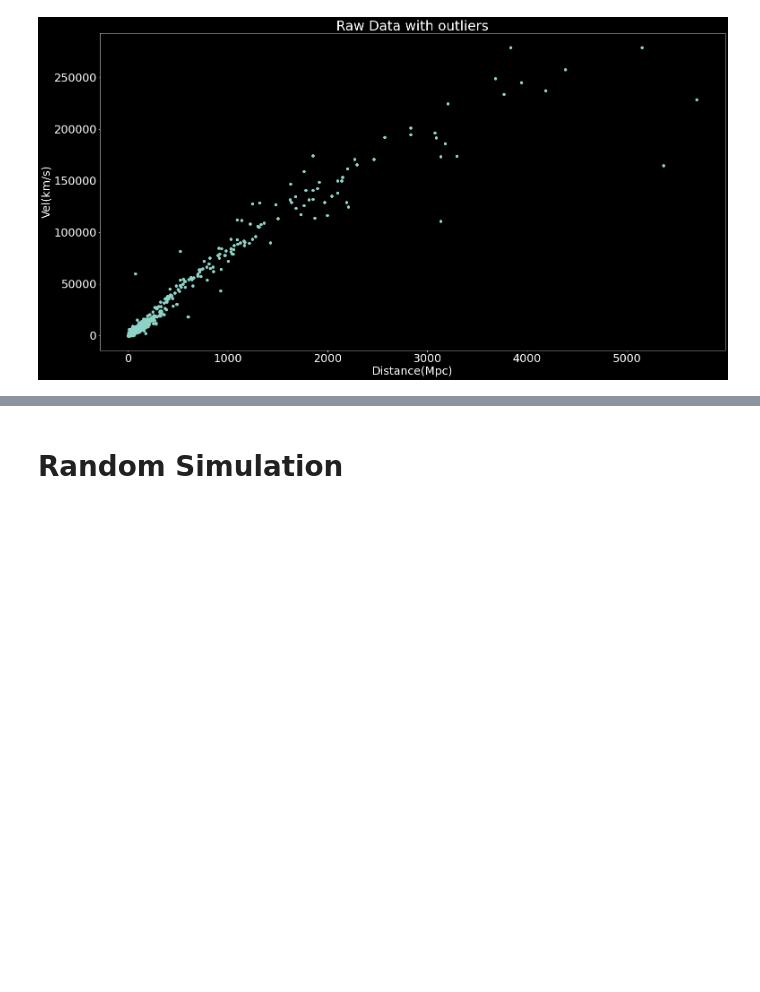
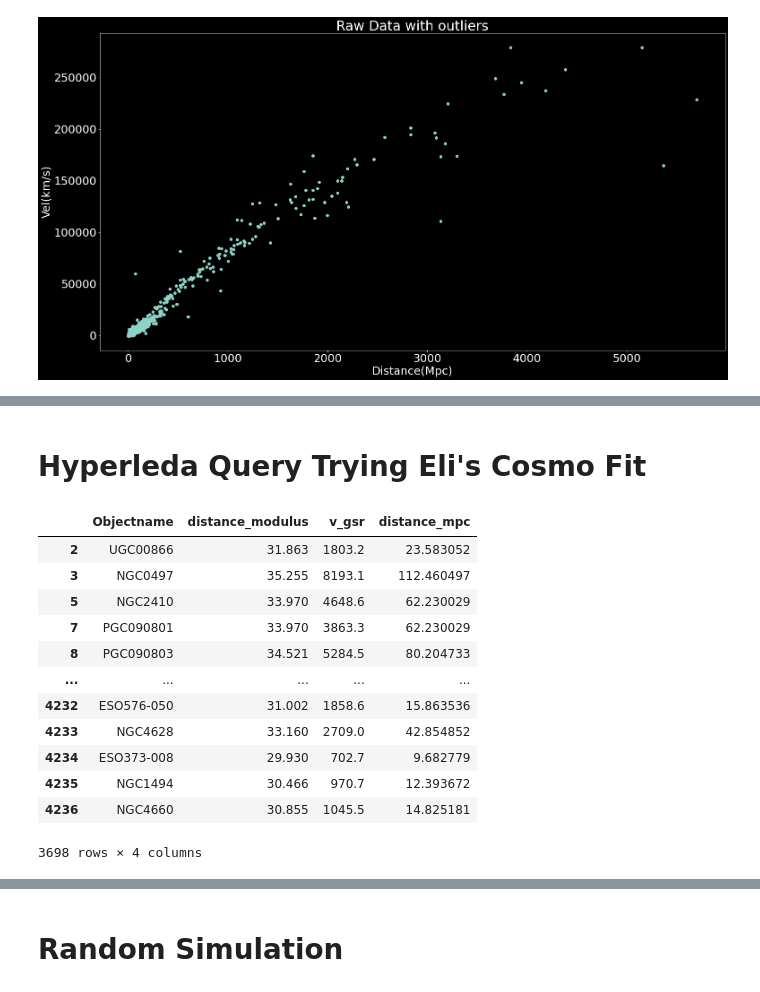
Before and after one commit to bpeck114/c161_project, a Jupyter notebook: dex/hyperleda_query.ipynb, the cells around one changed output, grey strips where cells are left out. Saved outputs shown, nothing was run; the diff lists cells and outputs as text; code cells hidden in the pictures; blank space fills up the shorter version.

Commit message:
Hyper Updates

```diff
--- a/dex/hyperleda_query.ipynb
+++ b/dex/hyperleda_query.ipynb
@@ -97,0 +86,18 @@ plt.show()
+# %% [markdown]
+# Hyperleda Query Trying Eli's Cosmo Fit
+# %%
+df_filtered
+# %% [output]
+|  | Objectname | distance_modulus | v_gsr | distance_mpc |
+| 2 | UGC00866 | 31.863 | 1803.2 | 23.583052 |
+| 3 | NGC0497 | 35.255 | 8193.1 | 112.460497 |
+| 5 | NGC2410 | 33.970 | 4648.6 | 62.230029 |
+| 7 | PGC090801 | 33.970 | 3863.3 | 62.230029 |
+| 8 | PGC090803 | 34.521 | 5284.5 | 80.204733 |
+| ... | ... | ... | ... | ... |
+| 4232 | ESO576-050 | 31.002 | 1858.6 | 15.863536 |
+| 4233 | NGC4628 | 33.160 | 2709.0 | 42.854852 |
+| 4234 | ESO373-008 | 29.930 | 702.7 | 9.682779 |
+| 4235 | NGC1494 | 30.466 | 970.7 | 12.393672 |
+| 4236 | NGC4660 | 30.855 | 1045.5 | 14.825181 |
+3698 rows × 4 columns
```
Also changed, not shown: parts of 15 cells of this notebook.
